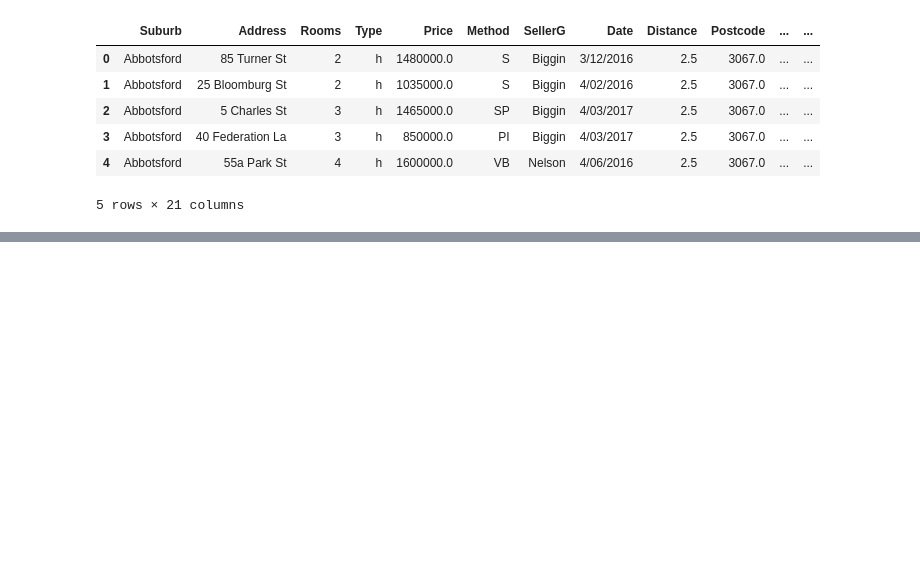
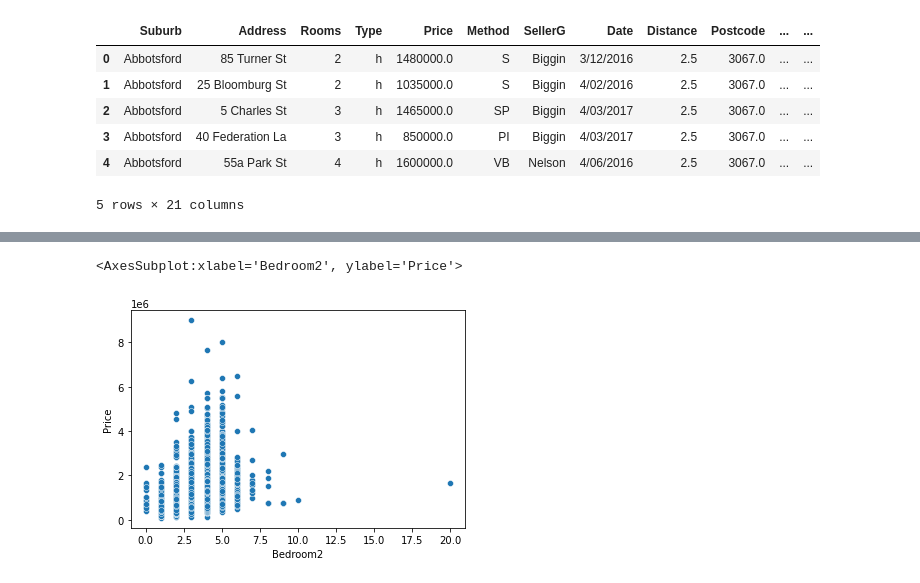
Before and after one commit to sheldyso/Data-Visualisation-Report, a Jupyter notebook: Data Visualisation Report.ipynb, the cells around one changed output, grey strips where cells are left out. Drawn from its saved outputs; the diff is of its cells as text; code cells hidden in the pictures; blank space fills up the shorter version.

```diff
--- a/Data Visualisation Report.ipynb
+++ b/Data Visualisation Report.ipynb
@@ -72,0 +104,5 @@ data.plot(x= 'Distance', y= 'Price', kind = "scatter")
+# %%
+sns.scatterplot(data=data, x="Bedroom2", y="Price")
+# %% [output]
+<AxesSubplot:xlabel='Bedroom2', ylabel='Price'>
+[figure, added]
```
Also changed, not shown: parts of 17 cells of this notebook, 4 other files.
